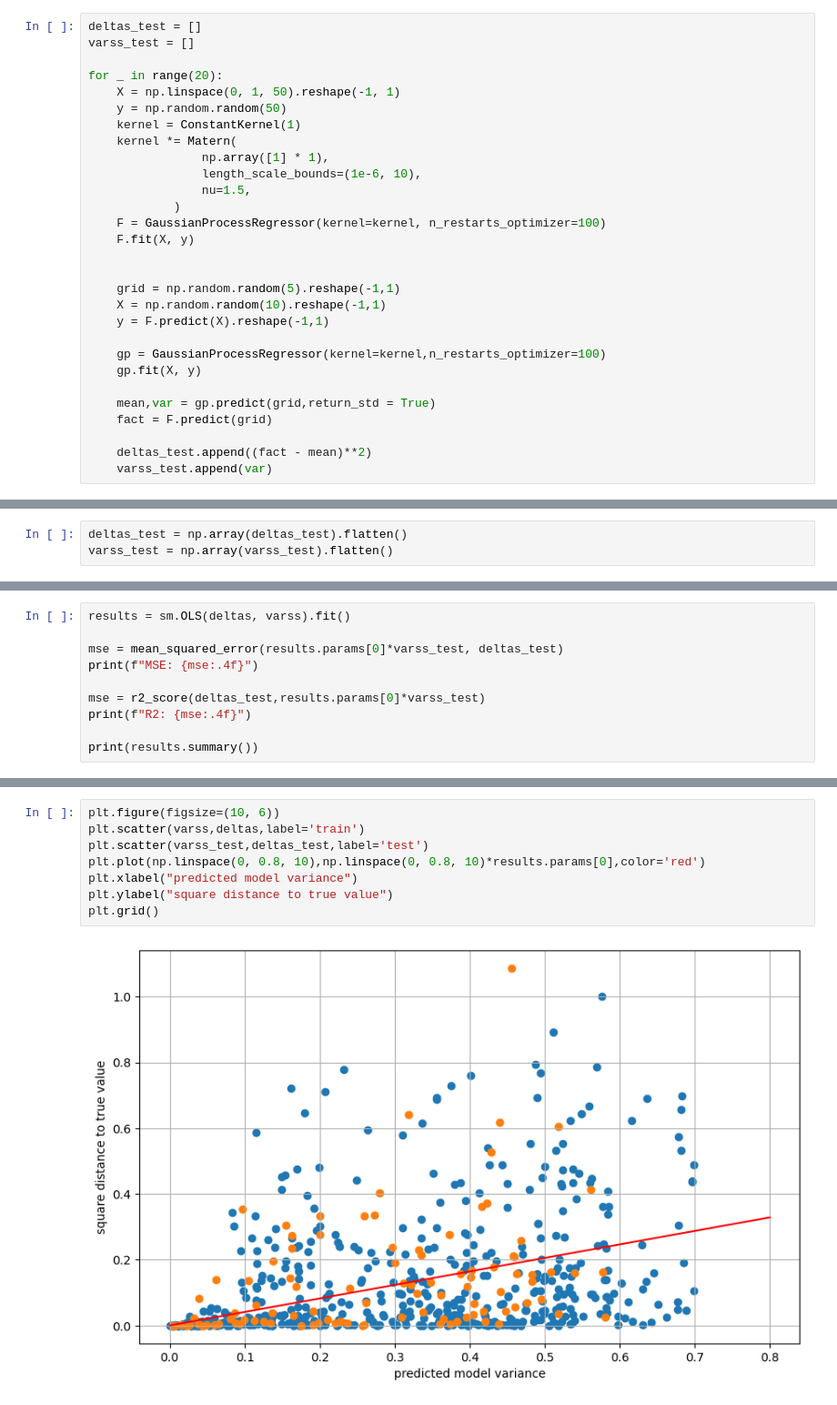
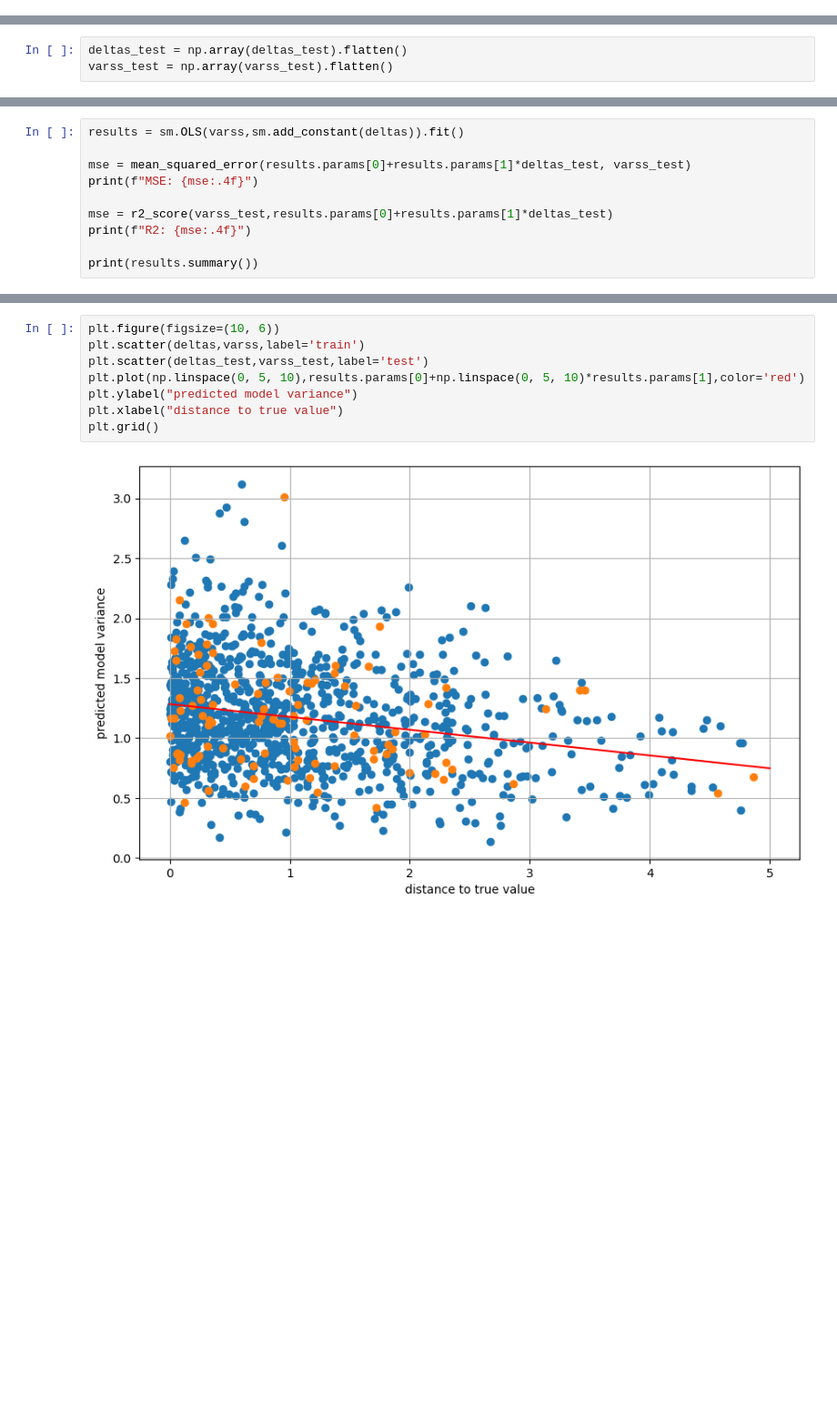
Before and after one commit to annnn-2/active_learning, a Jupyter notebook: analysis/uncertainty_estimation.ipynb, the cells around one changed output, grey strips where cells are left out. Shown at 91% size. Cells and saved outputs as stored; diff of their text form; blank space fills up the shorter version.

```diff
--- a/analysis/uncertainty_estimation.ipynb
+++ b/analysis/uncertainty_estimation.ipynb
@@ -46,29 +149,0 @@ Increase the number of iterations (max_iter) or scale the data as shown in:
-# %%
-deltas_test = []
-varss_test = []
-
-for _ in range(20):
-    X = np.linspace(0, 1, 50).reshape(-1, 1)
-    y = np.random.random(50)
-    kernel = ConstantKernel(1)
-    kernel *= Matern(
-                np.array([1] * 1),
-                length_scale_bounds=(1e-6, 10),
-                nu=1.5,
-            )
-    F = GaussianProcessRegressor(kernel=kernel, n_restarts_optimizer=100)
-    F.fit(X, y)
-
-
-    grid = np.random.random(5).reshape(-1,1)
-    X = np.random.random(10).reshape(-1,1)
-    y = F.predict(X).reshape(-1,1)
-
-    gp = GaussianProcessRegressor(kernel=kernel,n_restarts_optimizer=100)
-    gp.fit(X, y)
-
-    mean,var = gp.predict(grid,return_std = True)
-    fact = F.predict(grid)
-
-    deltas_test.append((fact - mean)**2)
-    varss_test.append(var)
@@ -81,10 +195,10 @@ varss_test = np.array(varss_test).flatten()
 # %%
-results = sm.OLS(deltas, varss).fit()
+results = sm.OLS(varss,sm.add_constant(deltas)).fit()
 
-mse = mean_squared_error(results.params[0]*varss_test, deltas_test)
+mse = mean_squared_error(results.params[0]+results.params[1]*deltas_test, varss_test)
 print(f"MSE: {mse:.4f}")
 
-mse = r2_score(deltas_test,results.params[0]*varss_test)
+mse = r2_score(varss_test,results.params[0]+results.params[1]*deltas_test)
 print(f"R2: {mse:.4f}")
 
 print(results.summary())
@@ -109,10 +223,10 @@ Notes:
 # %%
 plt.figure(figsize=(10, 6))
-plt.scatter(varss,deltas,label='train')
-plt.scatter(varss_test,deltas_test,label='test')
-plt.plot(np.linspace(0, 0.8, 10),np.linspace(0, 0.8, 10)*results.params[0],color='red')
-plt.xlabel("predicted model variance")
-plt.ylabel("square distance to true value")
+plt.scatter(deltas,varss,label='train')
+plt.scatter(deltas_test,varss_test,label='test')
+plt.plot(np.linspace(0, 5, 10),results.params[0]+np.linspace(0, 5, 10)*results.params[1],color='red')
+plt.ylabel("predicted model variance")
+plt.xlabel("distance to true value")
 plt.grid()
 # %% [output]
-[figure, old version]
+[figure, new version]
```
Also changed, not shown: parts of 15 cells of this notebook.
